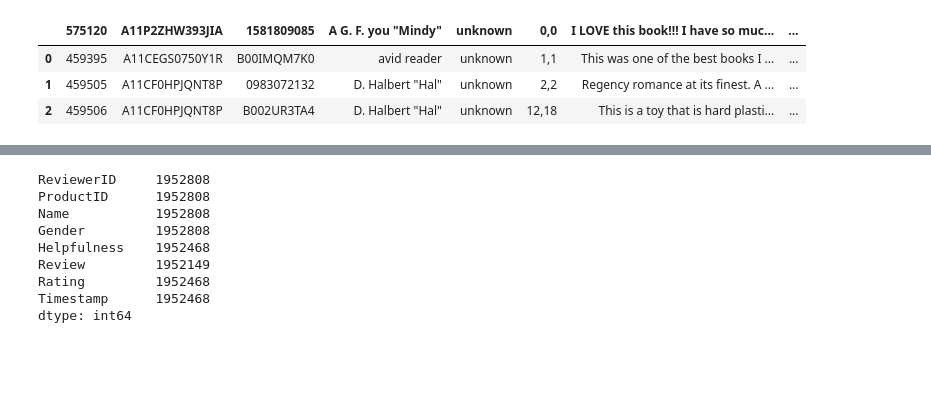
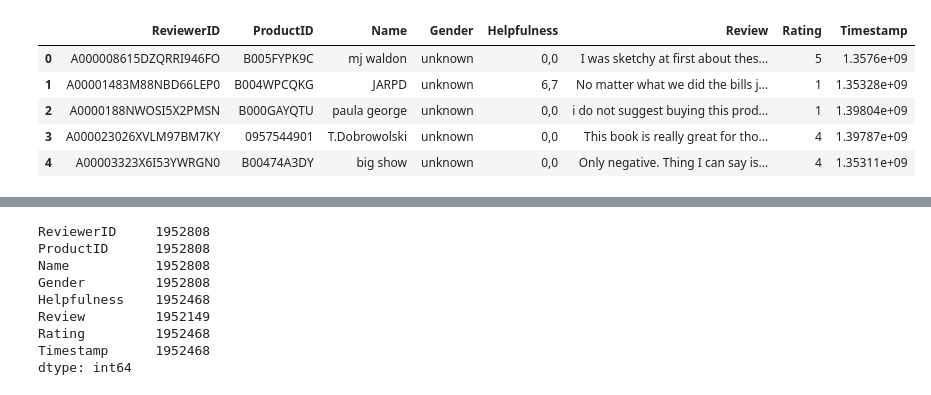
Before and after one commit to Sandipan99/amazonReview, a Jupyter notebook: gender-guesser.ipynb, the cells around one changed output, grey strips where cells are left out. Drawn from its saved outputs; the diff is of its cells as text; code cells hidden in the pictures; blank space fills up the shorter version.

```diff
--- a/gender-guesser.ipynb
+++ b/gender-guesser.ipynb
@@ -7,4 +5,4 @@ import csv
 # %%
 d = gender.Detector(case_sensitive=False)
 # %%
-df_all_un = pd.read_csv('../amazon_undecided_cleaned.csv',sep='|',names=['ReviewerID', 'ProductID', 'Name', 'Gender','Helpfulness', 'Review', 'Rating','Timestamp'])
+df_all_un = pd.read_csv('amazon_undecided.csv', names=['ReviewerID', 'ProductID', 'Name', 'Gender','Helpfulness', 'Review', 'Rating','Timestamp'],sep='|')
@@ -27,2 +8,0 @@ df_all_un = pd.read_csv('../amazon_undecided_cleaned.csv',sep='|',names=['Review
-# %%
-df_all_un = df_all_un[(df_all_un['Rating']!='andy')&(df_all_un['Rating']!='unknown')]
@@ -39,2 +8,0 @@ df_all_un.groupby('Rating').count()
-# %%
-df_all_un['Rating'] = df_all_un['Rating'].astype('float32')
@@ -142,10 +9,12 @@ df_t = pd.read_csv('../amazon_gender_new/test_file.csv',sep='|')
-# %%
-df_t
-# %% [output]
-|  | 575120 | A11P2ZHW393JIA | 1581809085 | A G. F. you "Mindy" | unknown | 0,0 | I LOVE this book!!! I have so muc... | ... |
-| 0 | 459395 | A11CEGS0750Y1R | B00IMQM7K0 | avid reader | unknown | 1,1 | This was one of the best books I ... | ... |
-| 1 | 459505 | A11CF0HPJQNT8P | 0983072132 | D. Halbert "Hal" | unknown | 2,2 | Regency romance at its finest. A ... | ... |
-| 2 | 459506 | A11CF0HPJQNT8P | B002UR3TA4 | D. Halbert "Hal" | unknown | 12,18 | This is a toy that is hard plasti... | ... |
+# %%
+df_all_un.head()
+# %% [output]
+|  | ReviewerID | ProductID | Name | Gender | Helpfulness | Review | Rating | Timestamp |
+| 0 | A000008615DZQRRI946FO | B005FYPK9C | mj waldon | unknown | 0,0 | I was sketchy at first about thes... | 5 | 1.3576e+09 |
+| 1 | A00001483M88NBD66LEP0 | B004WPCQKG | JARPD | unknown | 6,7 | No matter what we did the bills j... | 1 | 1.35328e+09 |
+| 2 | A0000188NWOSI5X2PMSN | B000GAYQTU | paula george | unknown | 0,0 | i do not suggest buying this prod... | 1 | 1.39804e+09 |
+| 3 | A000023026XVLM97BM7KY | 0957544901 | T.Dobrowolski | unknown | 0,0 | This book is really great for tho... | 4 | 1.39787e+09 |
+| 4 | A00003323X6I53YWRGN0 | B00474A3DY | big show | unknown | 0,0 | Only negative. Thing I can say is... | 4 | 1.35311e+09 |
 # %%
 import string
 translator = str.maketrans('', '', string.punctuation)
```
Also changed, not shown: parts of 20 cells of this notebook, 2 other files.
